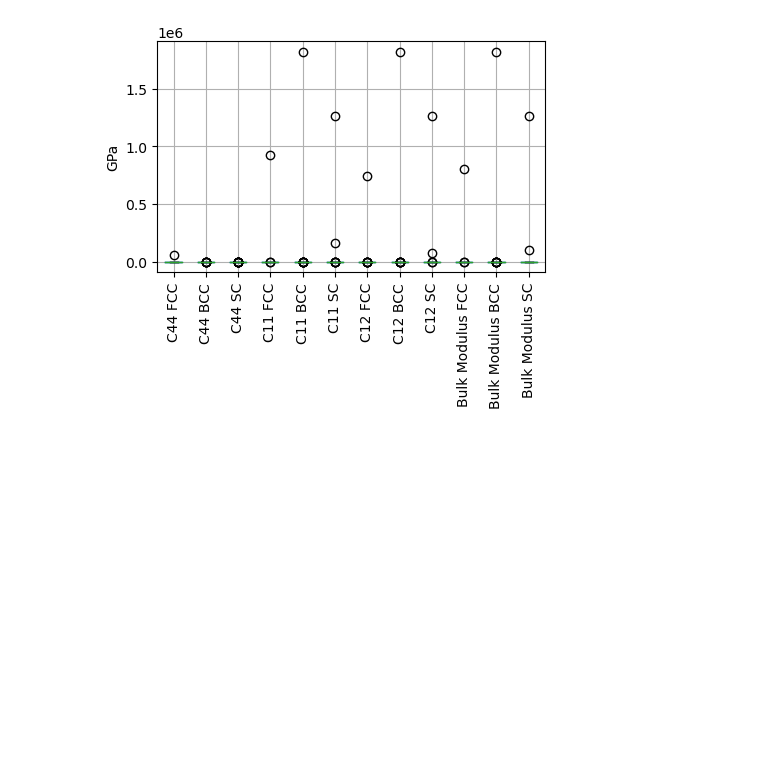
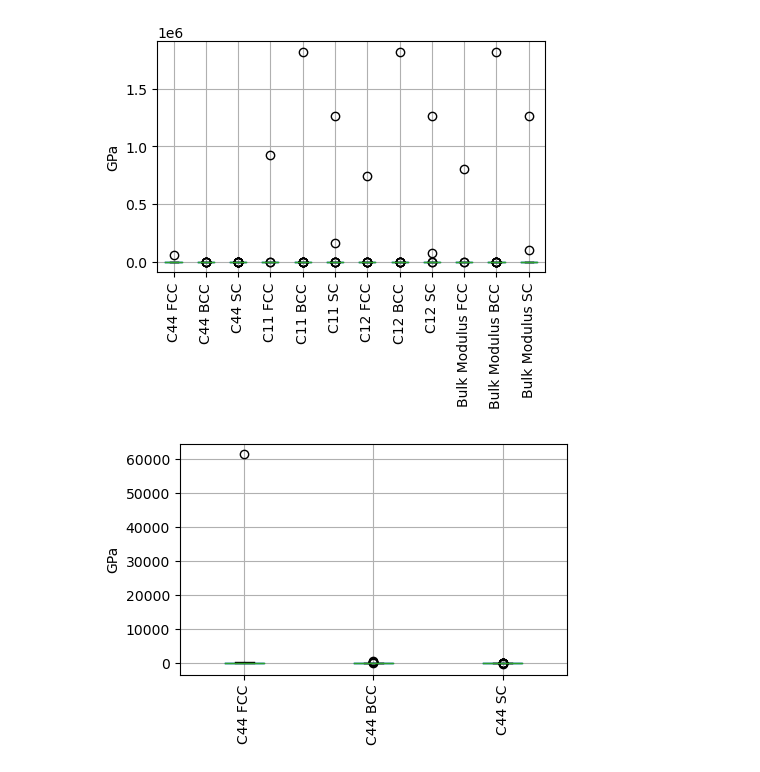
Before and after one commit to bjasperson/strength_covariance, a Jupyter notebook: experiments/240420_outlier_eval.ipynb, the cells around one changed output. Cells and saved outputs as stored; diff of their text form; code cells hidden in the pictures; blank space fills up the shorter version.

```diff
--- a/experiments/240420_outlier_eval.ipynb
+++ b/experiments/240420_outlier_eval.ipynb
@@ -77,3 +77,13 @@ plt.savefig("../figures/si/bp_ec.pdf",bbox_inches = 'tight')
 plt.show()
 # %% [output]
 [figure]
+# %%
+ax = df.boxplot(['C44 FCC','C44 BCC','C44 SC',
+                 ],
+                 rot=90,
+                 figsize = (5,3))
+ax.set_ylabel('GPa')
+plt.savefig("../figures/si/bp_c44.pdf",bbox_inches = 'tight')
+plt.show()
+# %% [output]
+[figure, added]
```
Also changed, not shown: 1 other file.
